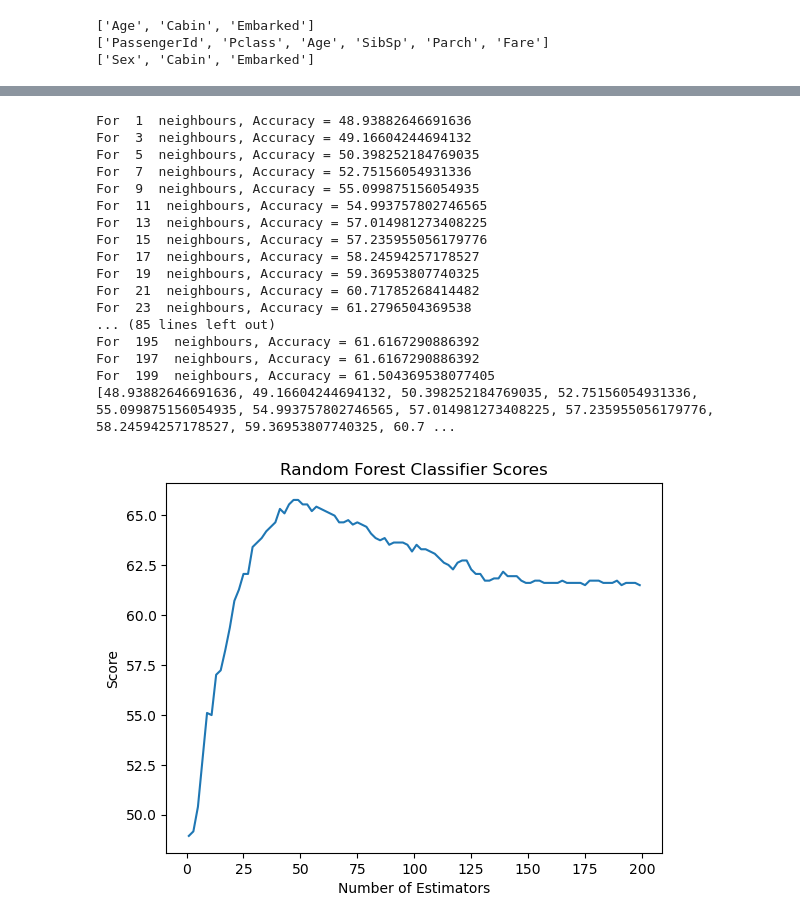
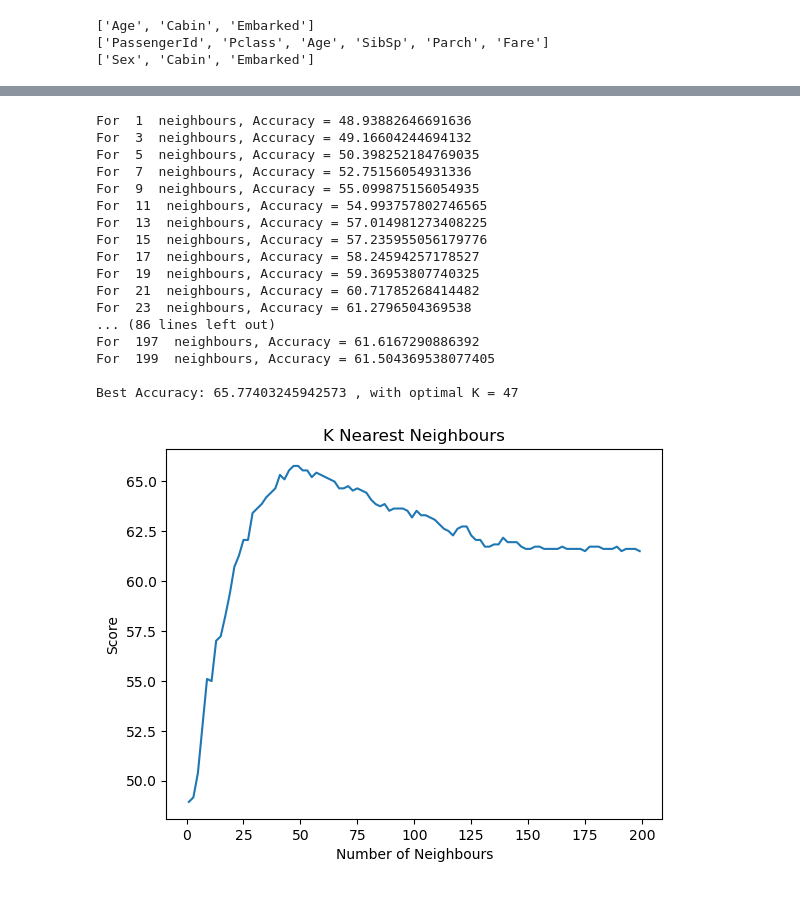
Before and after one commit to AhmedAlaa2024/Titanic-Machine-Learning-from-Disaster, a Jupyter notebook: titanic-machine-learning-from-disaster.ipynb, the cells around one changed output, grey strips where cells are left out. Saved outputs shown, nothing was run; the diff lists cells and outputs as text; code cells hidden in the pictures.

```diff
--- a/titanic-machine-learning-from-disaster.ipynb
+++ b/titanic-machine-learning-from-disaster.ipynb
@@ -321,6 +336,10 @@ onehot_encoder = OneHotEncoder(handle_unknown='ignore', sparse_output=False)
 categorical_imputed_encoded_X_train = pd.DataFrame(onehot_encoder.fit_transform(X_train[categorical_cols]))
 categorical_imputed_encoded_X_valid = pd.DataFrame(onehot_encoder.transform(X_valid[categorical_cols]))
 
+# One-hot encoding removed index; put it back
+categorical_imputed_encoded_X_train.index = X_train[categorical_cols].index
+categorical_imputed_encoded_X_valid.index = X_valid[categorical_cols].index
+
 categorical_imputed_encoded_X_train.columns = categorical_imputed_encoded_X_train.columns.astype('str')
 categorical_imputed_encoded_X_valid.columns = categorical_imputed_encoded_X_valid.columns.astype('str')
 
@@ -329,6 +348,10 @@ another_onehot_encoder = OneHotEncoder(handle_unknown='ignore', sparse_output=Fa
 categorical_imputed_encoded_full_X = pd.DataFrame(another_onehot_encoder.fit_transform(full_X[categorical_cols]))
 categorical_imputed_encoded_test_X = pd.DataFrame(another_onehot_encoder.transform(titanic_test_X[categorical_cols]))
 
+# One-hot encoding removed index; put it back
+categorical_imputed_encoded_full_X.index = full_X[categorical_cols].index
+categorical_imputed_encoded_test_X.index = titanic_test_X[categorical_cols].index
+
 categorical_imputed_encoded_full_X.columns = categorical_imputed_encoded_full_X.columns.astype('str')
 categorical_imputed_encoded_test_X.columns = categorical_imputed_encoded_test_X.columns.astype('str')
 
@@ -410,8 +469,13 @@ def calculate_accuracy_model_3(X, y, k):
 # %%
 # Finding the best parameters for model 1 : RandomForestClassifier
-scores = []
-for n_estimator in range(50, 1050, 50):
-    scores.append(calculate_accuracy_model_1(transformed_full_X, y, n_estimator))
+rfc_scores = [0.0]
+rfc_optimal_n_estimators = 50
+for n_estimators in range(50, 1050, 50):
+    temp_score = calculate_accuracy_model_1(transformed_full_X, y, n_estimators)
+    if temp_score > max(rfc_scores):
+        rfc_optimal_n_estimators = n_estimators
+    rfc_scores.append(temp_score)
 
-print(scores)
+rfc_scores.pop(0)
+print("\nBest Accuracy:", max(rfc_scores), ', with optimal n_estimator =', rfc_optimal_n_estimators)
 # %% [output]
@@ -447,10 +536,15 @@ plt.show()
 # %%
 # Finding the best parameters for model 1 : KNN
-scores = []
+knn_scores = [0.0]
+optimal_k_value = 1
 for k in range(1, 200, 2):
-    scores.append(calculate_accuracy_model_3(transformed_full_X, y, k))
+    temp_score = calculate_accuracy_model_3(transformed_full_X, y, k)
+    if temp_score > max(knn_scores):
+        optimal_k_value = k
+    knn_scores.append(temp_score)
 
-print(scores)
+knn_scores.pop(0)
+print("\nBest Accuracy:", max(knn_scores), ', with optimal K =', optimal_k_value)
 # %% [output]
 For  1  neighbours, Accuracy = 48.93882646691636
 For  3  neighbours, Accuracy = 49.16604244694132
@@ -464,20 +558,20 @@ For  17  neighbours, Accuracy = 58.24594257178527
 For  19  neighbours, Accuracy = 59.36953807740325
 For  21  neighbours, Accuracy = 60.71785268414482
 For  23  neighbours, Accuracy = 61.2796504369538
-... (85 lines left out)
-For  195  neighbours, Accuracy = 61.6167290886392
+... (86 lines left out)
 For  197  neighbours, Accuracy = 61.6167290886392
 For  199  neighbours, Accuracy = 61.504369538077405
-[48.93882646691636, 49.16604244694132, 50.398252184769035, 52.75156054931336, 55.099875156054935, 54.993757802746565, 57.014981273408225, 57.235955056179776, 58.24594257178527, 59.36953807740325, 60.7 ...
+
+Best Accuracy: 65.77403245942573 , with optimal K = 47
 # %%
 import matplotlib.pyplot as plt
 
 # Plot the scores against the number of KNN with different k
 k_range = range(1, 200, 2)
-plt.plot(k_range, scores)
-plt.xlabel('Number of Estimators')
+plt.plot(k_range, knn_scores)
+plt.xlabel('Number of Neighbours')
 plt.ylabel('Score')
-plt.title('Random Forest Classifier Scores')
+plt.title('K Nearest Neighbours')
 plt.show()
 # %% [output]
-[figure, old version]
+[figure, new version]
```
Also changed, not shown: parts of 19 cells of this notebook.
